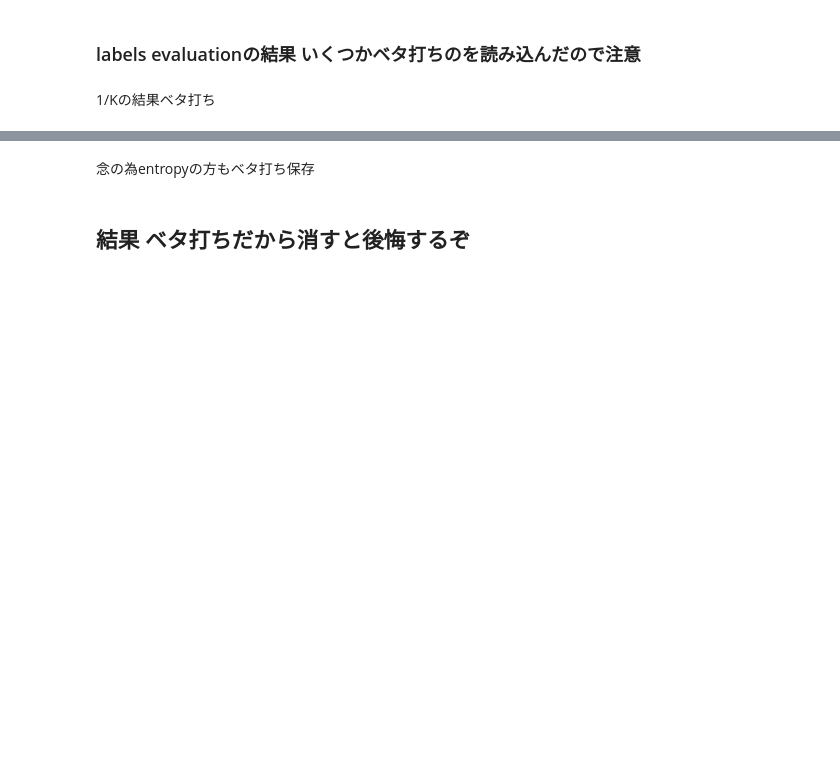
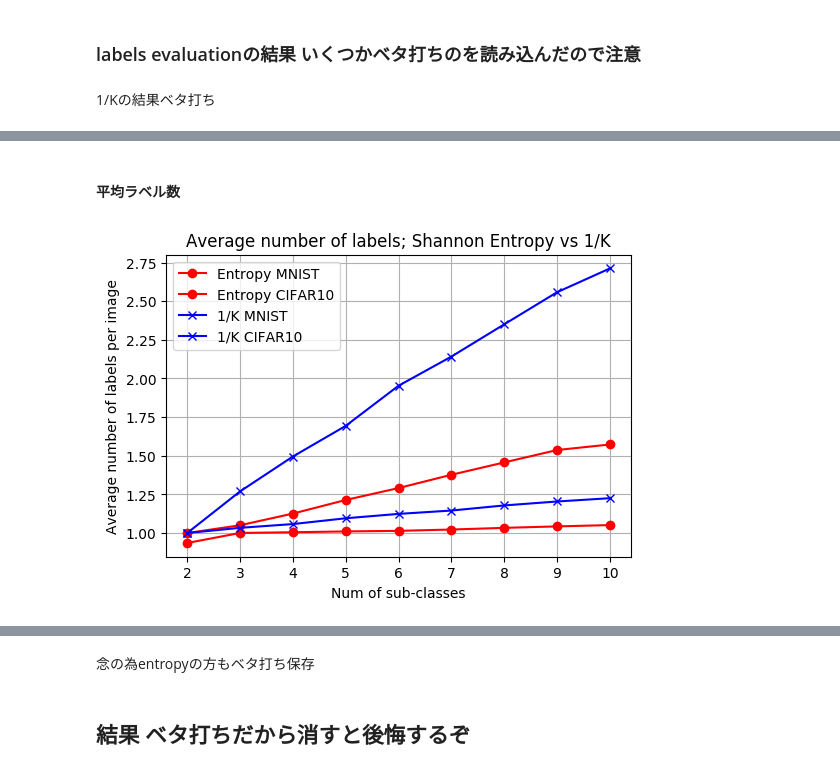
Before and after one commit to 1W1521375/entropy_labelling, a Jupyter notebook: looped-subclasses.ipynb, the cells around one changed output, grey strips where cells are left out. Saved outputs shown, nothing was run; the diff lists cells and outputs as text; code cells hidden in the pictures; blank space fills up the shorter version.

```diff
--- a/looped-subclasses.ipynb
+++ b/looped-subclasses.ipynb
@@ -316,0 +319,20 @@ plt.grid(True)
+# %% [markdown]
+#### 平均ラベル数
+# %%
+plt.figure(dpi = 100)
+plt.title("Average number of labels; Shannon Entropy vs 1/K")
+# Shannon Entropy
+plt.plot([i for i in range(2, 11)], lnum_mnist, marker = "o", color = "r", label = "Entropy MNIST")
+plt.plot([i for i in range(2, 11)], lnum_cifar10, marker = "o", color = "r", label = "Entropy CIFAR10")
+#plt.plot([i for i in range(2, 11)], lnum_cifar100, marker = "o", color = "g", label = "Entropy CIFAR100")
+# 1/K
+plt.plot([i for i in range(2, 11)], lnum_mnist_oneKth, marker = "x", color = "b", label = "1/K MNIST")
+plt.plot([i for i in range(2, 11)], lnum_cifar10_oneKth, marker = "x", color = "b", label = "1/K CIFAR10")
+#plt.plot([i for i in range(2, 11)], lnum_cifar100_oneKth, marker = "x", color = "k", label = "1/K CIFAR100")
+
+plt.xlabel("Num of sub-classes")
+plt.ylabel("Average number of labels per image")
+plt.legend(loc = "best")
+plt.grid(True)
+# %% [output]
+[figure, added]
```
Also changed, not shown: parts of 5 cells of this notebook.
